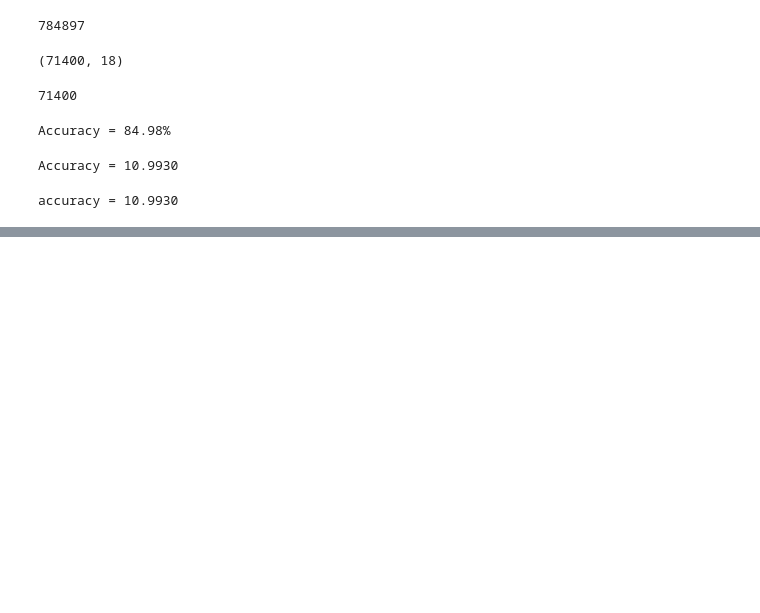
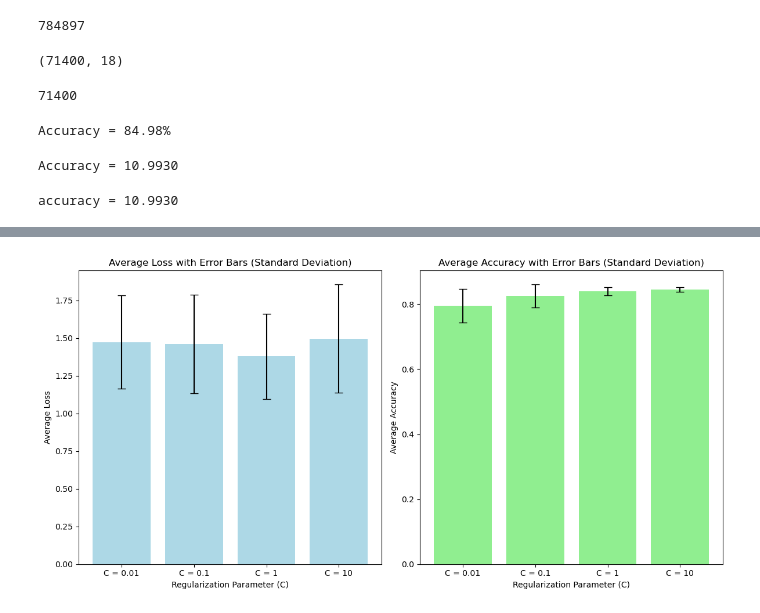
Before and after one commit to JadenLing/Heritage-Health-Prize, a Jupyter notebook: notebooks/logistic_regression.ipynb, the cells around one changed output, grey strips where cells are left out. Saved outputs shown, nothing was run; the diff lists cells and outputs as text; code cells hidden in the pictures; blank space fills up the shorter version.

```diff
--- a/notebooks/logistic_regression.ipynb
+++ b/notebooks/logistic_regression.ipynb
@@ -199,0 +537,18 @@ accuracy = 10.9930
+# %%
+def kfold_indices(data, k):
+    fold_size = len(data) // k
+    indices = np.arange(len(data))
+    folds = []
+    for i in range(k):
+        test_indices = indices[i * fold_size: (i + 1) * fold_size]
+        train_indices = np.concatenate([indices[:i * fold_size], indices[(i + 1) * fold_size:]])
+        folds.append((train_indices, test_indices))
+    return folds
+
+# Define the number of folds (K)
+k = 20
+
+# Get the fold indices
+fold_indices = kfold_indices(X_train, k)
+# %%
+kf = kfold_indices(X_train, k)
@@ -199,0 +810,48 @@ accuracy = 10.9930
+# %%
+# Regularization parameters (C values)
+regularization_params = [0.01, 0.1, 1, 10]
+
+# Calculate mean and standard deviation for losses and accuracies
+means_losses = []
+std_losses = []
+means_accuracies = []
+std_accuracies = []
+
+for reg_param in regularization_params:
+    fold_losses = results[reg_param]['fold_losses']
+    fold_accuracies = results[reg_param]['fold_accuracies']
+
+    # Mean and standard deviation for losses
+    means_losses.append(np.mean(fold_losses))
+    std_losses.append(np.std(fold_losses, ddof=1))  # Sample std (ddof=1)
+
+    # Mean and standard deviation for accuracies
+    means_accuracies.append(np.mean(fold_accuracies))
+    std_accuracies.append(np.std(fold_accuracies, ddof=1))  # Sample std (ddof=1)
+
+# Create positions for bars to ensure even spacing
+positions = np.arange(len(regularization_params))
+
+# Plot average losses with error bars (standard deviation)
+fig, ax = plt.subplots(1, 2, figsize=(12, 6))
+
+# Plot for losses
+ax[0].bar(positions, means_losses, yerr=std_losses, capsize=5, color='lightblue')
+ax[0].set_xlabel("Regularization Parameter (C)")
+ax[0].set_ylabel("Average Loss")
+ax[0].set_title("Average Loss with Error Bars (Standard Deviation)")
+ax[0].set_xticks(positions)
+ax[0].set_xticklabels([f"C = {param}" for param in regularization_params])
+
+# Plot for accuracies
+ax[1].bar(positions, means_accuracies, yerr=std_accuracies, capsize=5, color='lightgreen')
+ax[1].set_xlabel("Regularization Parameter (C)")
+ax[1].set_ylabel("Average Accuracy")
+ax[1].set_title("Average Accuracy with Error Bars (Standard Deviation)")
+ax[1].set_xticks(positions)
+ax[1].set_xticklabels([f"C = {param}" for param in regularization_params])
+
+plt.tight_layout()
+plt.show()
+# %% [output]
+[figure, added]
```
Also changed, not shown: parts of 21 cells of this notebook.
